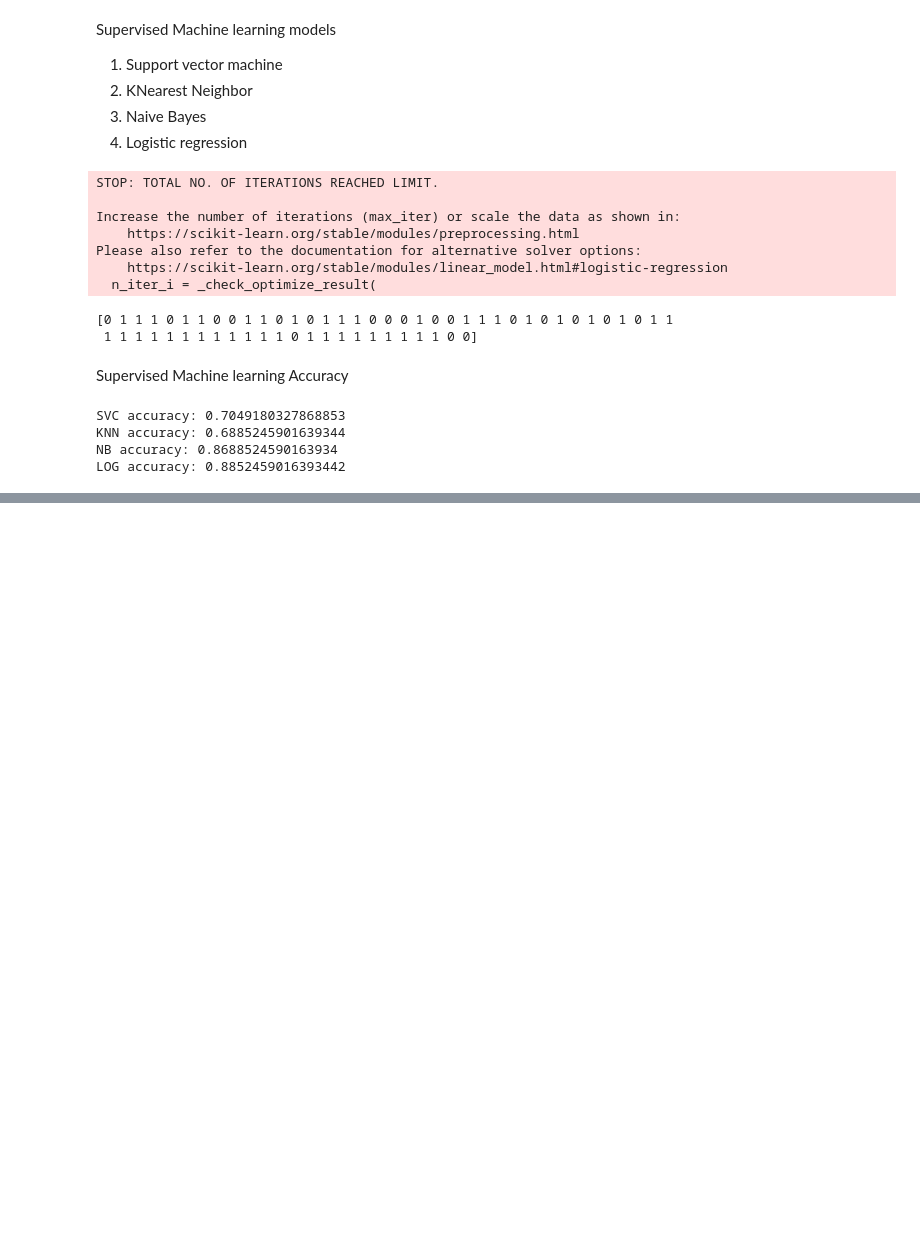
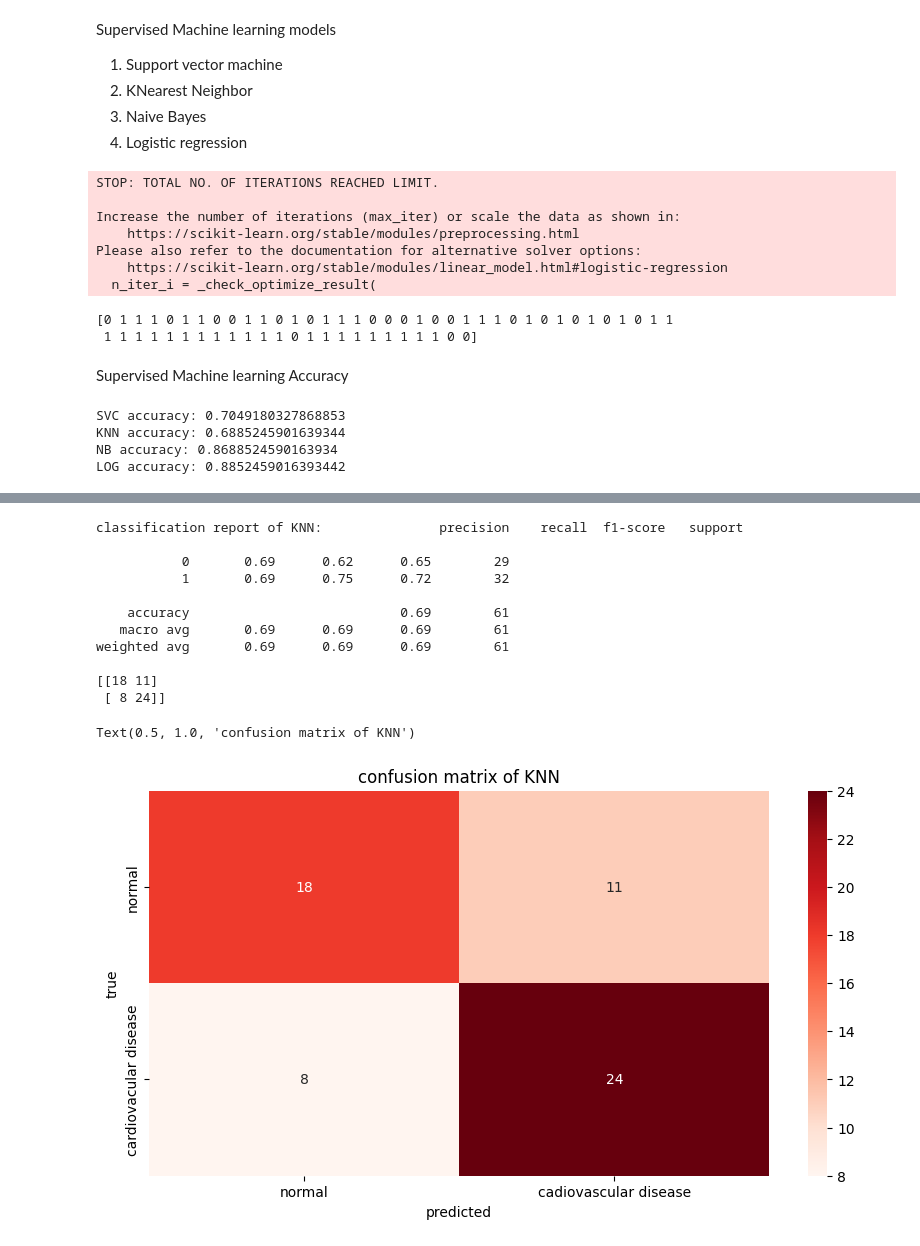
Before and after one commit to Teegee2000/cardiovascular-disease-predictions-leveraging-supervised-and-ensemble-machine-learning-models, a Jupyter notebook: cardiovascular_disease_(uci)_dataset.ipynb, the cells around one changed output, grey strips where cells are left out. Cells and saved outputs as stored; diff of their text form; code cells hidden in the pictures; blank space fills up the shorter version.

```diff
--- a/cardiovascular_disease_(uci)_dataset.ipynb
+++ b/cardiovascular_disease_(uci)_dataset.ipynb
@@ -276,0 +304,25 @@ LOG accuracy: 0.8852459016393442
+# %%
+print (f'classification report of KNN: {classification_report(y_test, KNN_pred)}')
+con_matrix = confusion_matrix(y_test, KNN_pred)
+print (con_matrix)
+
+#plot confusion graph
+plt.figure(figsize=(10,5))
+sns.heatmap(con_matrix, annot=True, fmt='d',cmap='Reds',xticklabels=['normal','cadiovascular disease'], yticklabels=['normal','cardiovacular disease'])
+plt.xlabel('predicted')
+plt.ylabel('true')
+plt.title('confusion matrix of KNN')
+# %% [output]
+classification report of KNN:               precision    recall  f1-score   support
+
+           0       0.69      0.62      0.65        29
+           1       0.69      0.75      0.72        32
+
+    accuracy                           0.69        61
+   macro avg       0.69      0.69      0.69        61
+weighted avg       0.69      0.69      0.69        61
+
+[[18 11]
+ [ 8 24]]
+Text(0.5, 1.0, 'confusion matrix of KNN')
+[figure, added]
```
Also changed, not shown: parts of 9 cells of this notebook.
